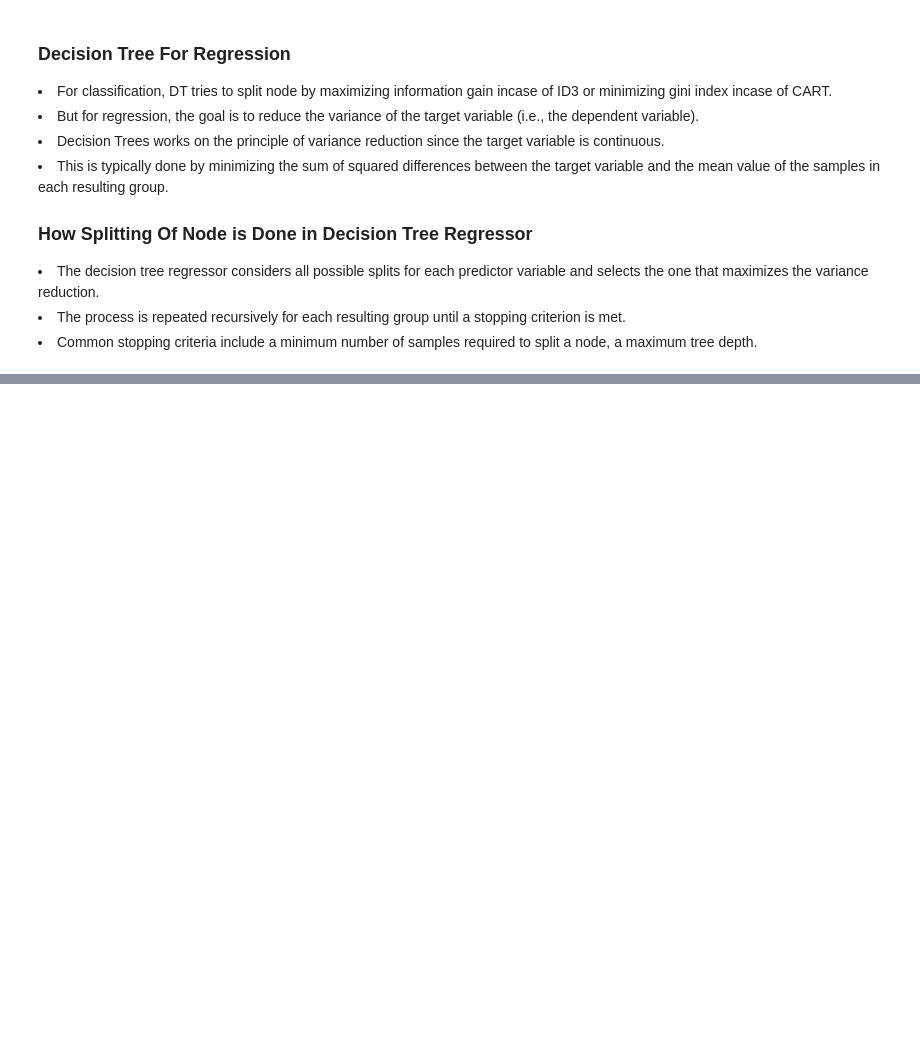
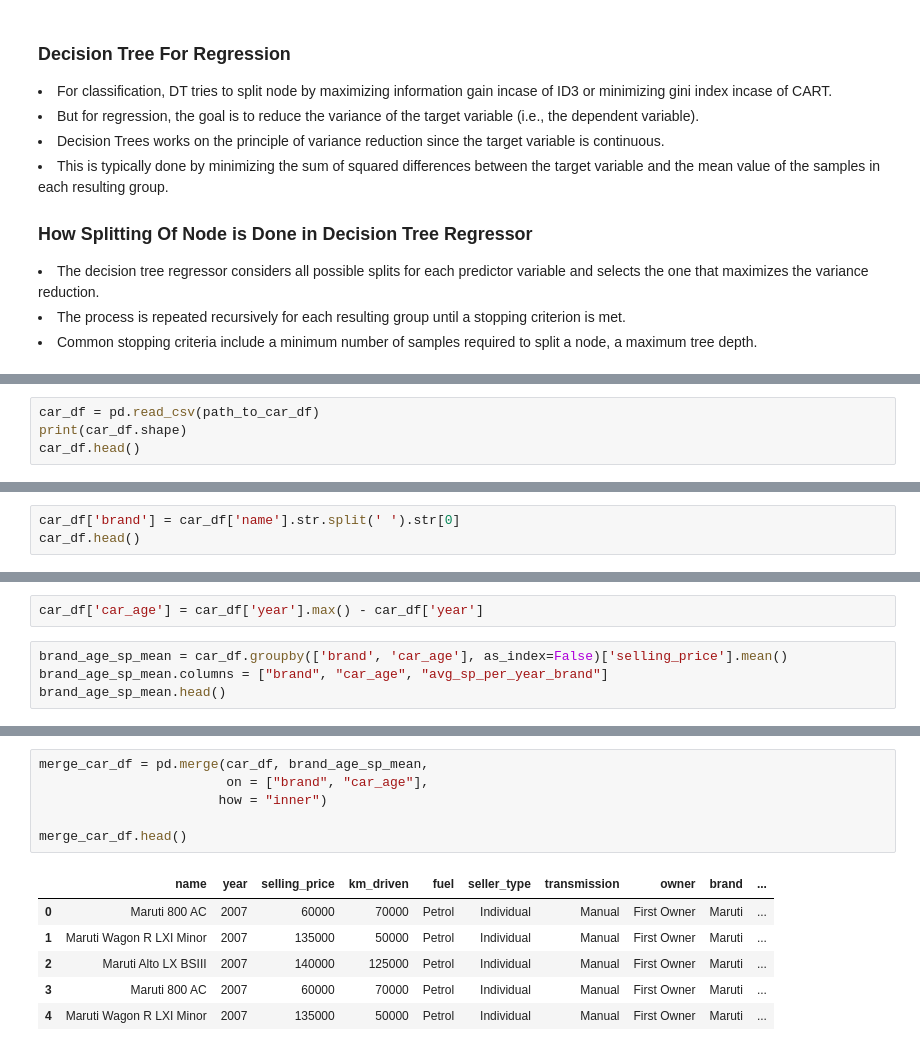
Before and after one commit to prabhat-123/Python_For_Data_Science, a Jupyter notebook: August_Lumbini_Course/notebooks/Decision_Trees.ipynb, the cells around one changed output, grey strips where cells are left out. Cells and saved outputs as stored; diff of their text form; blank space fills up the shorter version.

```diff
--- a/August_Lumbini_Course/notebooks/Decision_Trees.ipynb
+++ b/August_Lumbini_Course/notebooks/Decision_Trees.ipynb
@@ -176,0 +379,4 @@ Gini Index(Leaf) = 1 - ∑(p_i^2)
+# %%
+car_df = pd.read_csv(path_to_car_df)
+print(car_df.shape)
+car_df.head()
@@ -176,0 +391,3 @@ Gini Index(Leaf) = 1 - ∑(p_i^2)
+# %%
+car_df['brand'] = car_df['name'].str.split(' ').str[0]
+car_df.head()
@@ -176,0 +413,6 @@ Gini Index(Leaf) = 1 - ∑(p_i^2)
+# %%
+car_df['car_age'] = car_df['year'].max() - car_df['year']
+# %%
+brand_age_sp_mean = car_df.groupby(['brand', 'car_age'], as_index=False)['selling_price'].mean()
+brand_age_sp_mean.columns = ["brand", "car_age", "avg_sp_per_year_brand"]
+brand_age_sp_mean.head()
@@ -176,0 +426,13 @@ Gini Index(Leaf) = 1 - ∑(p_i^2)
+# %%
+merge_car_df = pd.merge(car_df, brand_age_sp_mean,
+                        on = ["brand", "car_age"],
+                       how = "inner")
+
+merge_car_df.head()
+# %% [output]
+|  | name | year | selling_price | km_driven | fuel | seller_type | transmission | owner | brand | ... |
+| 0 | Maruti 800 AC | 2007 | 60000 | 70000 | Petrol | Individual | Manual | First Owner | Maruti | ... |
+| 1 | Maruti Wagon R LXI Minor | 2007 | 135000 | 50000 | Petrol | Individual | Manual | First Owner | Maruti | ... |
+| 2 | Maruti Alto LX BSIII | 2007 | 140000 | 125000 | Petrol | Individual | Manual | First Owner | Maruti | ... |
+| 3 | Maruti 800 AC | 2007 | 60000 | 70000 | Petrol | Individual | Manual | First Owner | Maruti | ... |
+| 4 | Maruti Wagon R LXI Minor | 2007 | 135000 | 50000 | Petrol | Individual | Manual | First Owner | Maruti | ... |
```
Also changed, not shown: parts of 74 cells of this notebook, 3 other files.
